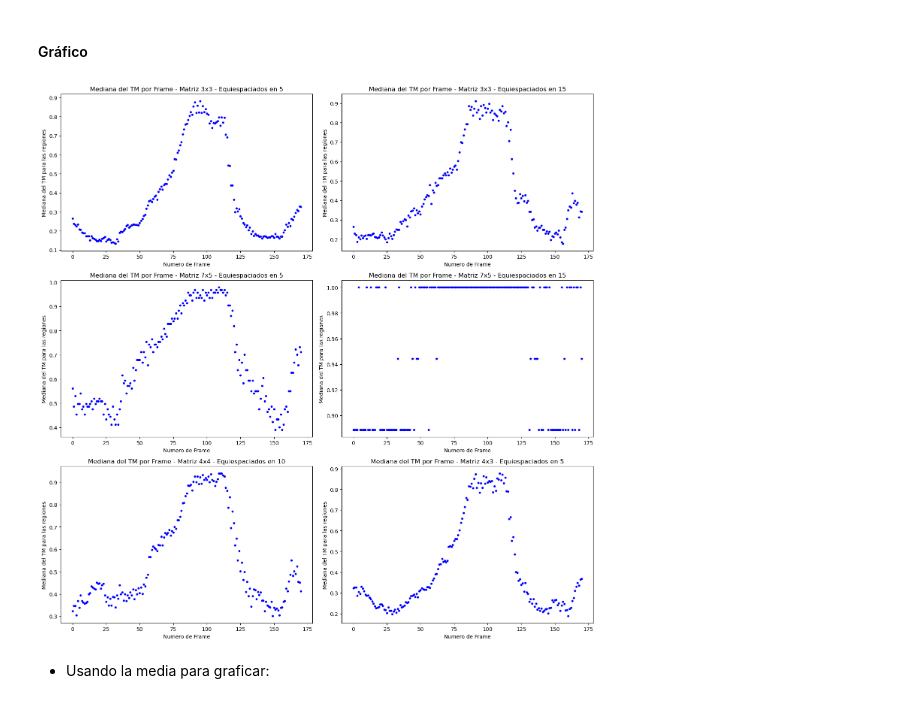
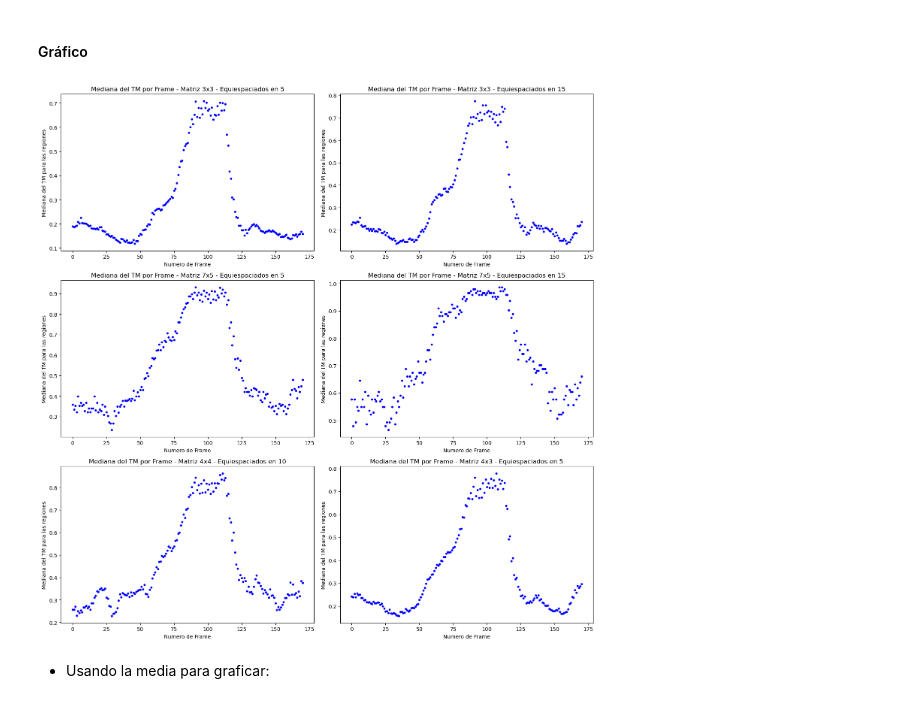
Before and after one commit to Juliodonadello/ComputerVision1, a Jupyter notebook: TPs/TP2/TP2_Donadello.ipynb, the cells around one changed output. Drawn from its saved outputs; the diff is of its cells as text; code cells hidden in the pictures.

```diff
--- a/TPs/TP2/TP2_Donadello.ipynb
+++ b/TPs/TP2/TP2_Donadello.ipynb
@@ -250,7 +250,7 @@ configs = [
     {'N': 4, 'M': 3, 'spacing': 5}
 ]
 sharpness_threshold = 0.4
-ratio = 0.05
+ratio = 0.1
 video_path = 'data/focus_video.mov'
 
 cap = cv.VideoCapture(video_path)
@@ -278,34 +278,34 @@ while cap.isOpened():
         for row_regions in regions:
             for region, (x, y, x_end, y_end) in row_regions:
                 # Verificar que la región no esté vacía
                 if region.size == 0:
                     continue
                 sharpness = calculate_sharpness(region) # calcular el FM de cada region
                 sharpness_values.append(sharpness)
         key = f"N{N}M{M}S{spacing}"
         sharpness_values_per_config[key].append(sharpness_values)
 
 cap.release()
 
 # Graficar los resultados
 fig, axs = plt.subplots(3, 2, figsize=(15, 15))
 axs = axs.ravel()
 
 for ax, cfg in zip(axs, configs):
     N, M, spacing = cfg['N'], cfg['M'], cfg['spacing']
     key = f"N{N}M{M}S{spacing}"
     sharpness_values_per_frame = sharpness_values_per_config[key]
 
     for i, sharpness_values in enumerate(sharpness_values_per_frame):
         ax.scatter(i, np.median(sharpness_values), color='blue', s=10)
     ax.set_title(f"Mediana del TM por Frame - Matriz {N}x{M} - Equiespaciados en {spacing}")
     ax.set_xlabel("Numero de Frame")
     ax.set_ylabel("Mediana del TM para las regiones")
 
 plt.tight_layout()
 plt.show()
 # %% [output]
-[figure, old version]
+[figure, new version]
 # %% [markdown]
 - Usando la media para graficar:
 # %%
```
Also changed, not shown: parts of 18 cells of this notebook, 4 other files.
